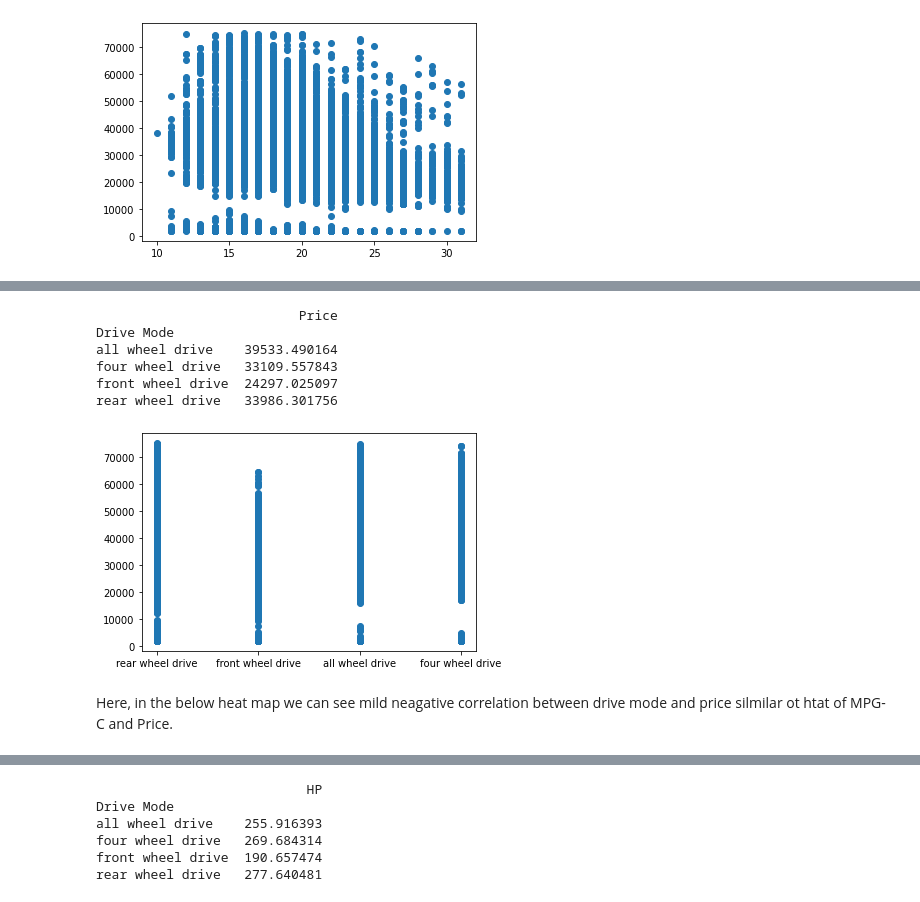
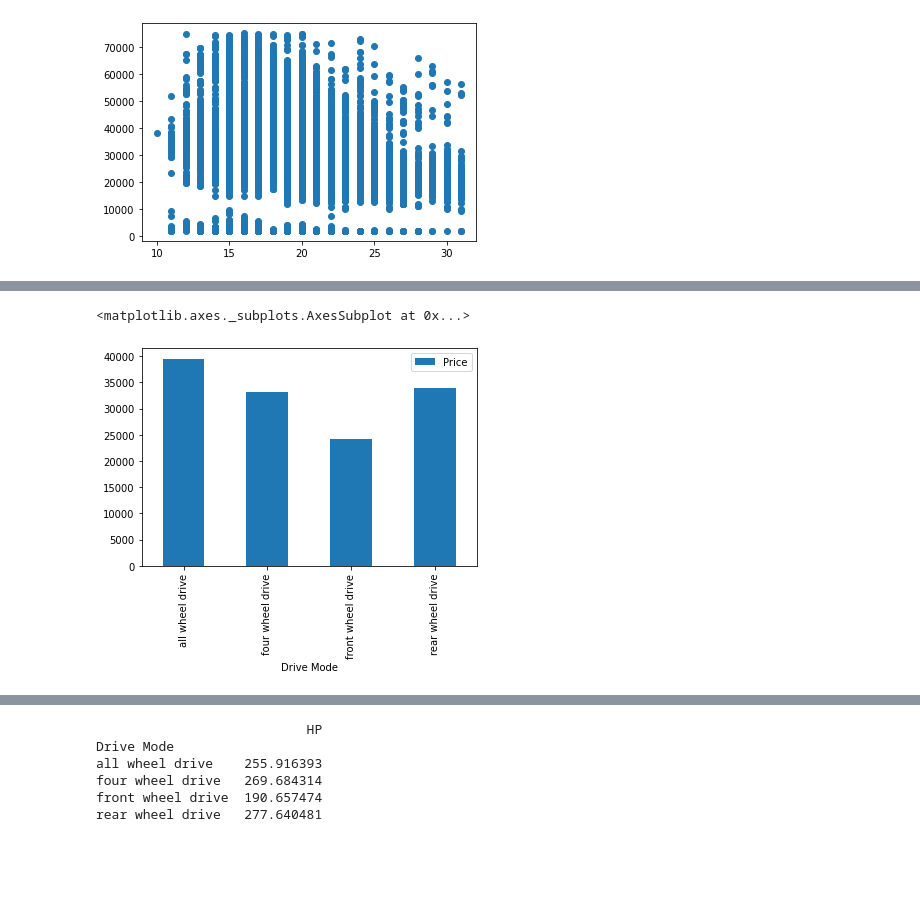
Before and after one commit to KondapiPraveen/Machine-Learning-Project, a Jupyter notebook: MLProject.ipynb, the cells around one changed output, grey strips where cells are left out. Cells and saved outputs as stored; diff of their text form; code cells hidden in the pictures; blank space fills up the shorter version.

```diff
--- a/MLProject.ipynb
+++ b/MLProject.ipynb
@@ -343,13 +330,5 @@ plt.show()
 # %%
-plt.scatter(data2["Drive Mode"],data2["Price"])
-print(data2[["Drive Mode","Price"]].groupby("Drive Mode").mean())
+data2[["Drive Mode","Price"]].groupby("Drive Mode").mean().plot(kind="bar")
 # %% [output]
-                          Price
-Drive Mode
-all wheel drive    39533.490164
-four wheel drive   33109.557843
-front wheel drive  24297.025097
-rear wheel drive   33986.301756
+<matplotlib.axes._subplots.AxesSubplot at 0x...>
-[figure, old version]
+[figure, new version]
-# %% [markdown]
-Here, in the below heat map we can see mild neagative correlation between drive mode and price silmilar ot htat of MPG-C and Price.
```
Also changed, not shown: parts of 16 cells of this notebook.
